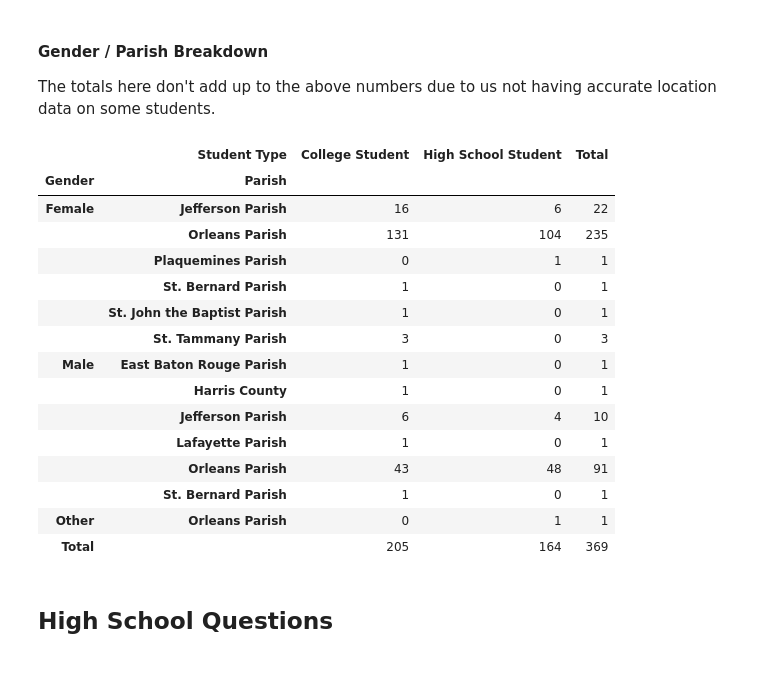
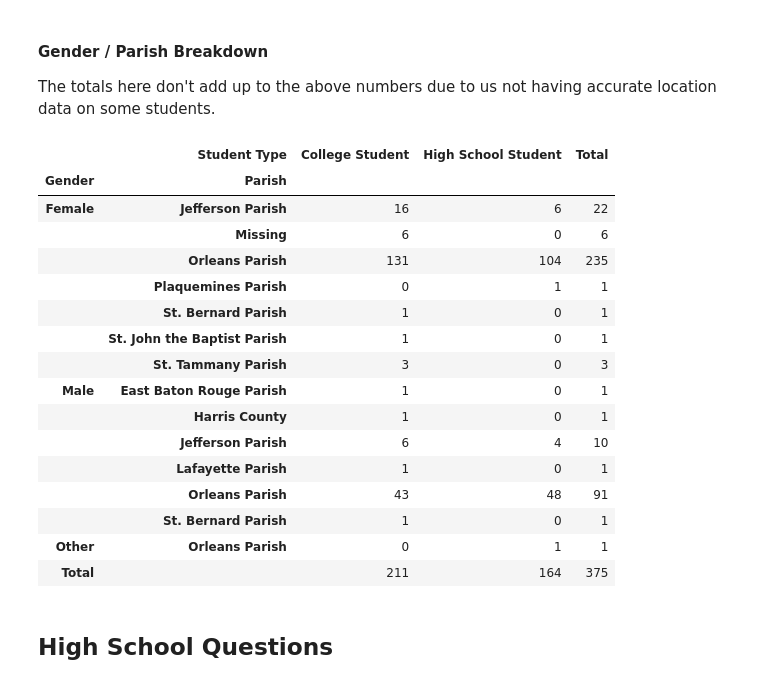
Before and after one commit to jbakerr/one-off, a Jupyter notebook: 2021/uw_sela_fy21/reports/Report.ipynb, the cells around one changed output. Saved outputs shown, nothing was run; the diff lists cells and outputs as text; code cells hidden in the pictures.

Commit message:
adding missing parish data

```diff
--- a/2021/uw_sela_fy21/reports/Report.ipynb
+++ b/2021/uw_sela_fy21/reports/Report.ipynb
@@ -101,12 +101,13 @@ pd.crosstab([df['Income Bucket']], df.RT_RecordType__c, margins=True, colnames=[
 
 The totals here don't add up to the above numbers due to us not having accurate location data on some students.
 # %%
-pd.crosstab([df.C_Gender__c, df.Parish], df.RT_RecordType__c, margins=True, colnames=[
+pd.crosstab([df.C_Gender__c, df.Parish.fillna('Missing')], df.RT_RecordType__c, margins=True, colnames=[
             'Student Type'], rownames=['Gender', 'Parish'], margins_name='Total')
 # %% [output]
 |  | Student Type | College Student | High School Student | Total |
 | Gender | Parish |  |  |  |
 | Female | Jefferson Parish | 16 | 6 | 22 |
+|  | Missing | 6 | 0 | 6 |
 |  | Orleans Parish | 131 | 104 | 235 |
 |  | Plaquemines Parish | 0 | 1 | 1 |
 |  | St. Bernard Parish | 1 | 0 | 1 |
@@ -119,7 +120,7 @@ pd.crosstab([df.C_Gender__c, df.Parish], df.RT_RecordType__c, margins=True, coln
 |  | Orleans Parish | 43 | 48 | 91 |
 |  | St. Bernard Parish | 1 | 0 | 1 |
 | Other | Orleans Parish | 0 | 1 | 1 |
-| Total |  | 205 | 164 | 369 |
+| Total |  | 211 | 164 | 375 |
 # %% [markdown]
 ## High School Questions
 # %%
```
Also changed, not shown: 1 other file.
